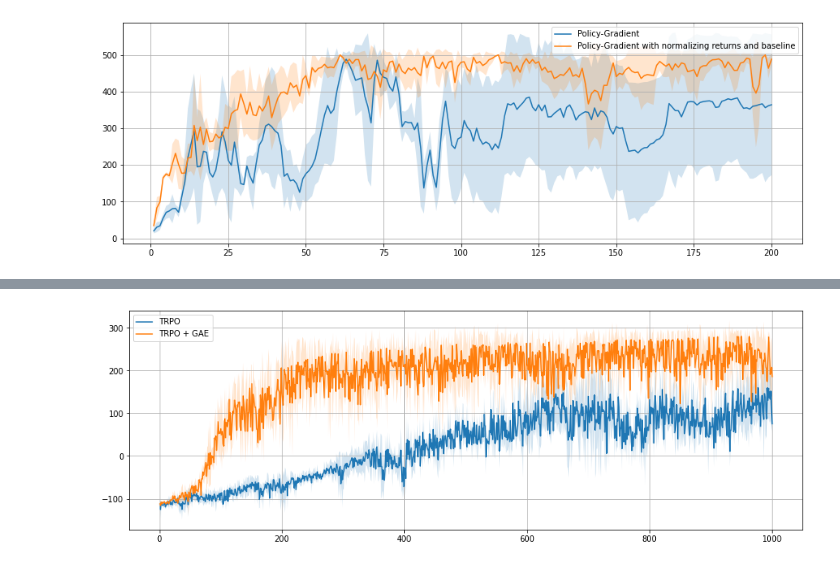
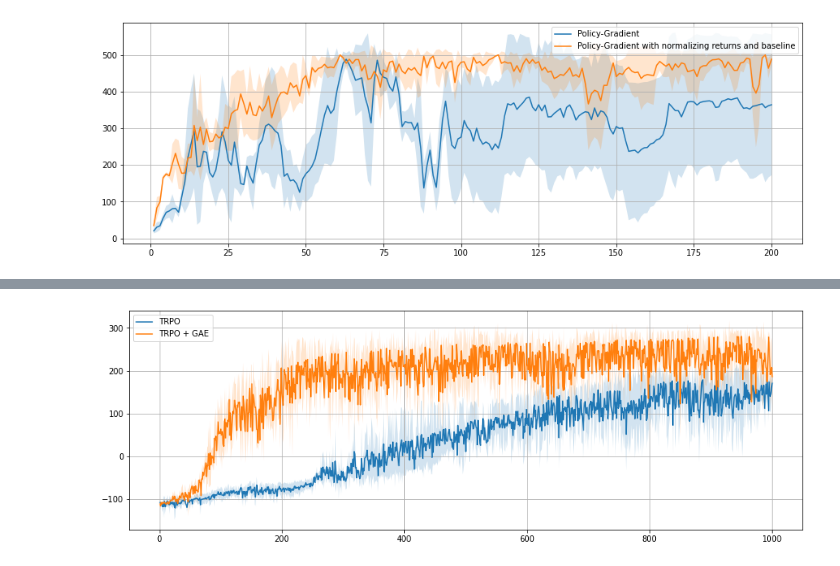
Before and after one commit to hcnoh/rl-collection-pytorch, a Jupyter notebook: results.ipynb, the cells around one changed output, grey strips where cells are left out. Drawn from its saved outputs; the diff is of its cells as text; code cells hidden in the pictures.

```diff
--- a/results.ipynb
+++ b/results.ipynb
@@ -101,7 +101,7 @@ plt.show()
 [figure]
 # %%
 ckpt_path_list = [
-    ".ckpts/trpo/CartPole-v1-1/",
+    ".ckpts/trpo/CartPole-v1-2/",
     ".ckpts/gae/CartPole-v1-0/"
 ]
 label_list = [
@@ -134,6 +134,6 @@ plt.show()
 # %%
 ckpt_path_list = [
-    ".ckpts/trpo/Pendulum-v0-0/",
+    ".ckpts/trpo/Pendulum-v0-1/",
     ".ckpts/gae/Pendulum-v0-0/",
 ]
 label_list = [
@@ -166,32 +166,32 @@ plt.show()
 # %%
 ckpt_path_list = [
-    ".ckpts/trpo/BipedalWalker-v3-0/",
+    ".ckpts/trpo/BipedalWalker-v3-1/",
     ".ckpts/gae/BipedalWalker-v3-0/",
 ]
 label_list = [
     "TRPO",
     "TRPO + GAE"
 ]
 
 plt.figure(figsize=[15, 5], facecolor="white")
 for i, ckpt_path in enumerate(ckpt_path_list):
     results = []
     for j in range(3):
         with open(ckpt_path + "results_%i.pkl" % j, "rb") as f:
             results.append(pickle.load(f))
 
     results = np.array(results)
 
     plt.plot(range(1, results.shape[1] + 1), np.mean(results, axis=0), label=label_list[i])
     plt.fill_between(
         range(1, results.shape[1] + 1),
         np.mean(results, axis=0) - np.std(results, axis=0),
         np.mean(results, axis=0) + np.std(results, axis=0),
         alpha=.2
     )
 
 plt.grid()
 plt.legend(loc='best')
 plt.show()
 # %% [output]
-[figure, old version]
+[figure, new version]
```
Also changed, not shown: parts of 2 cells of this notebook, 11 other files.
